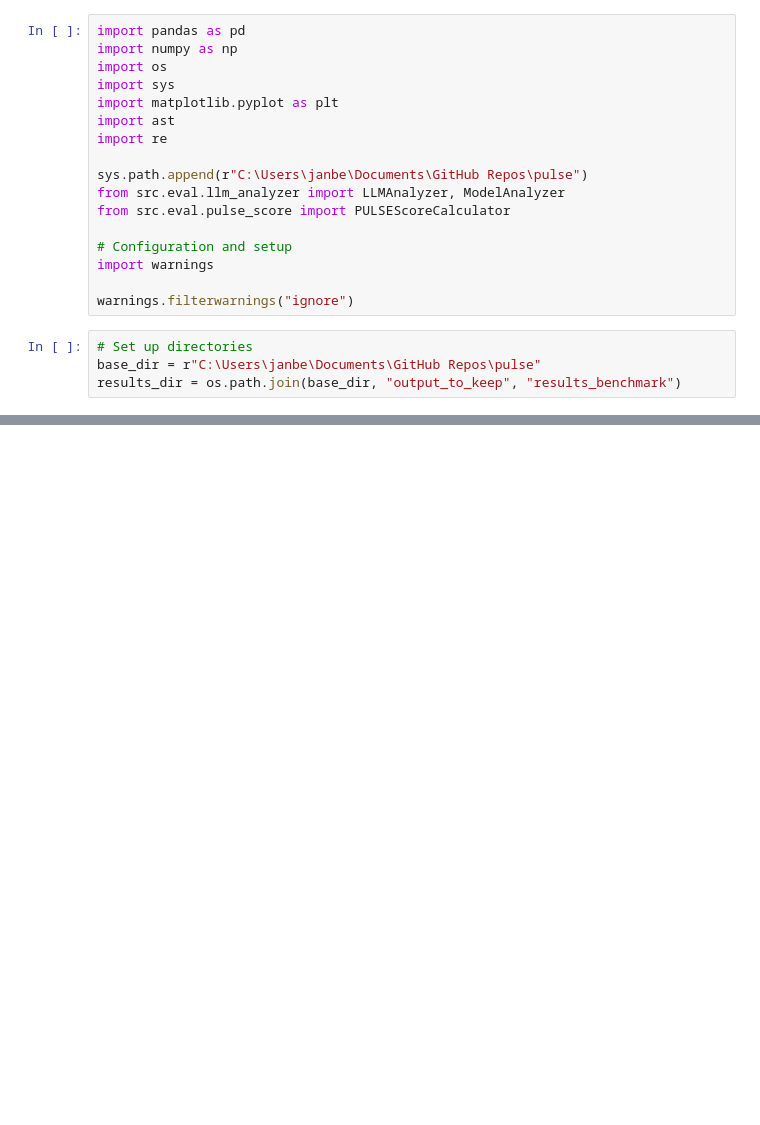
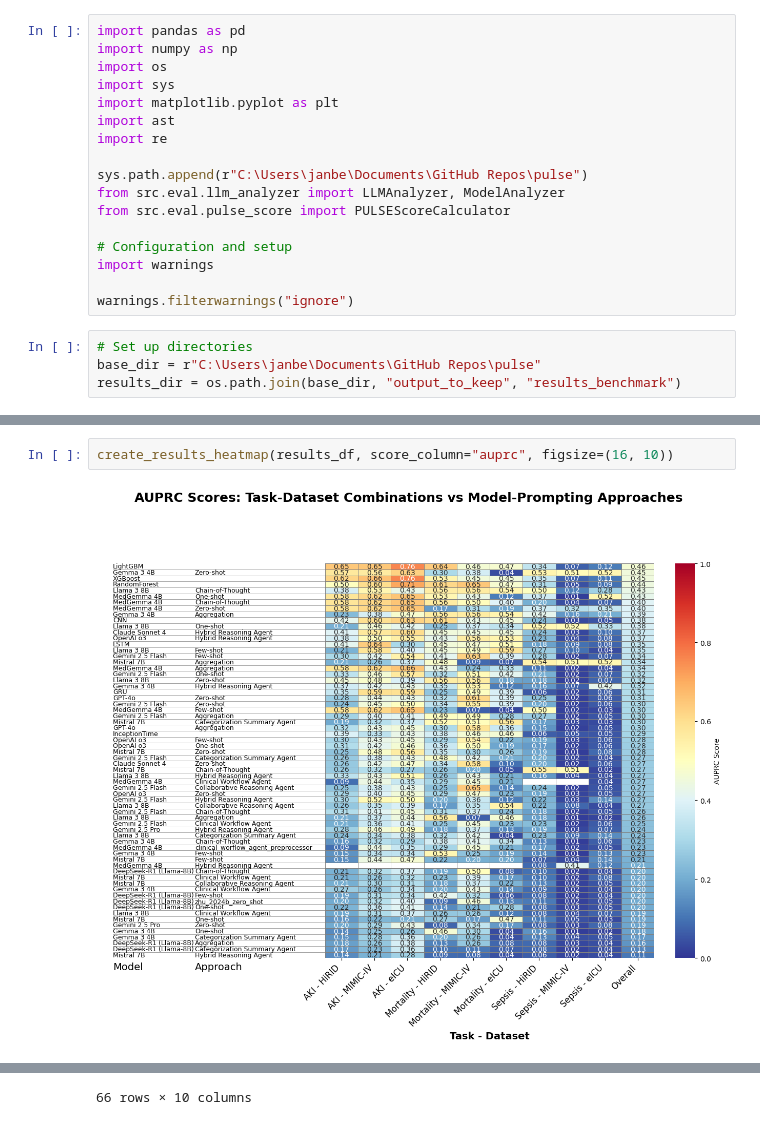
Before and after one commit to j4nberner/pulse, a Jupyter notebook: notebooks/calculate_all_pulse_scores.ipynb, the cells around one changed output, grey strips where cells are left out. Saved outputs shown, nothing was run; the diff lists cells and outputs as text; blank space fills up the shorter version.

```diff
--- a/notebooks/calculate_all_pulse_scores.ipynb
+++ b/notebooks/calculate_all_pulse_scores.ipynb
@@ -381,0 +429,4 @@ plt.show()
+# %%
+create_results_heatmap(results_df, score_column="auprc", figsize=(16, 10))
+# %% [output]
+[figure, added]
@@ -381,0 +446 @@ plt.show()
+66 rows × 10 columns
```
Also changed, not shown: parts of 21 cells of this notebook, 2 other files.
